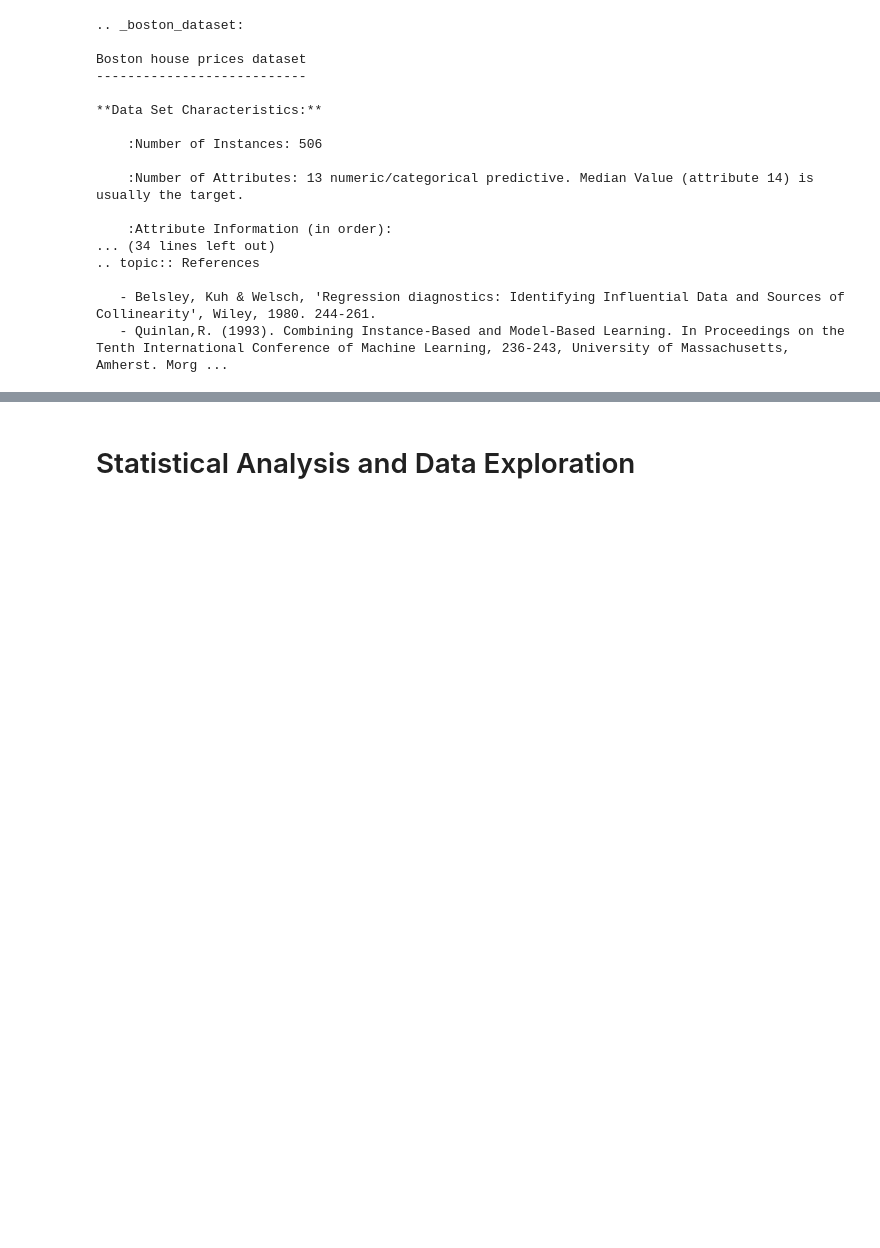
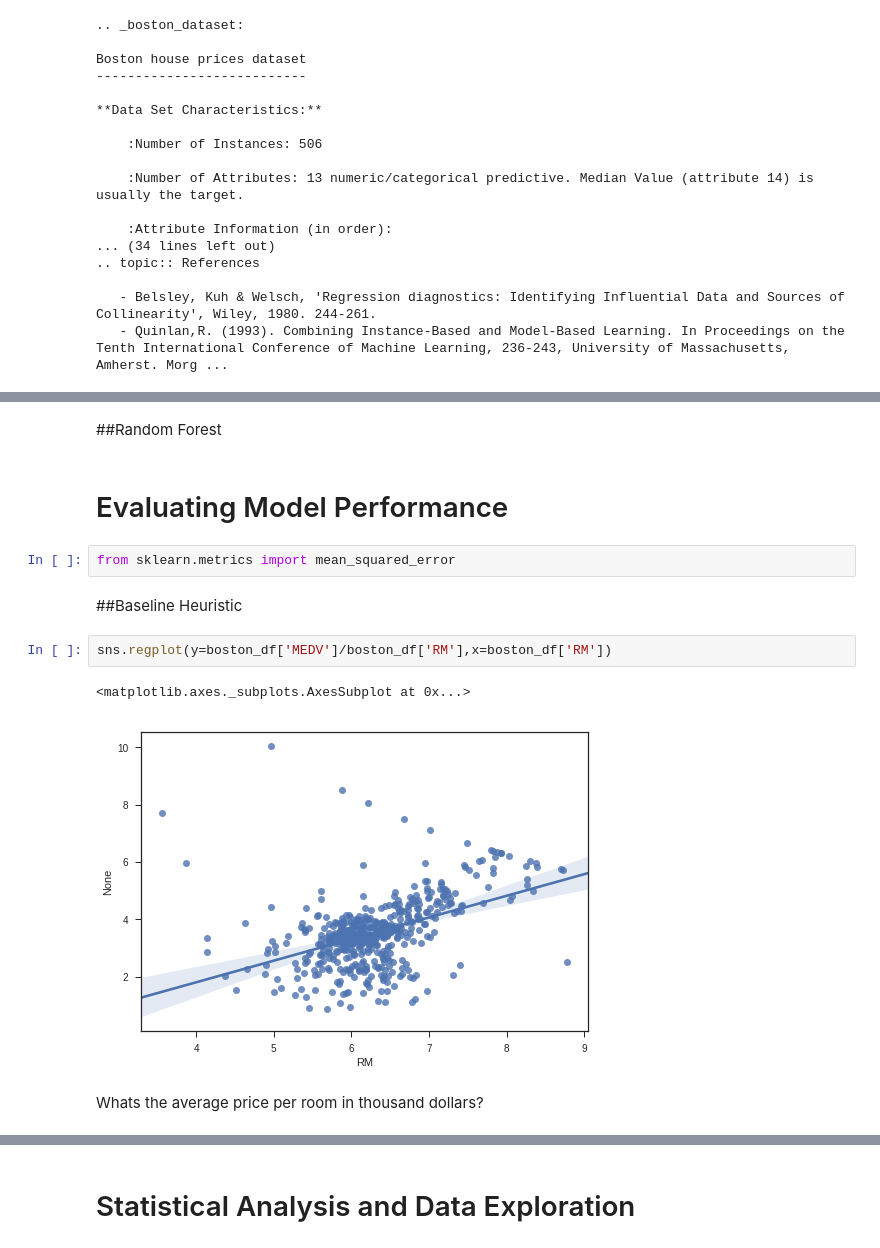
Before and after one commit to laurenzberger/Machine-Learning-Engineer-Nanodegree, a Jupyter notebook: boston_housing/boston_housing.my.ipynb, the cells around one changed output, grey strips where cells are left out. Cells and saved outputs as stored; diff of their text form; blank space fills up the shorter version.

```diff
--- a/boston_housing/boston_housing.my.ipynb
+++ b/boston_housing/boston_housing.my.ipynb
@@ -108,0 +110,15 @@ array([[<matplotlib.axes._subplots.AxesSubplot object at 0x...>,
+# %% [markdown]
+##Random Forest
+# %% [markdown]
+# Evaluating Model Performance
+# %%
+from sklearn.metrics import mean_squared_error
+# %% [markdown]
+##Baseline Heuristic
+# %%
+sns.regplot(y=boston_df['MEDV']/boston_df['RM'],x=boston_df['RM'])
+# %% [output]
+<matplotlib.axes._subplots.AxesSubplot at 0x...>
+[figure, added]
+# %% [markdown]
+Whats the average price per room in thousand dollars?
```
Also changed, not shown: parts of 17 cells of this notebook.
